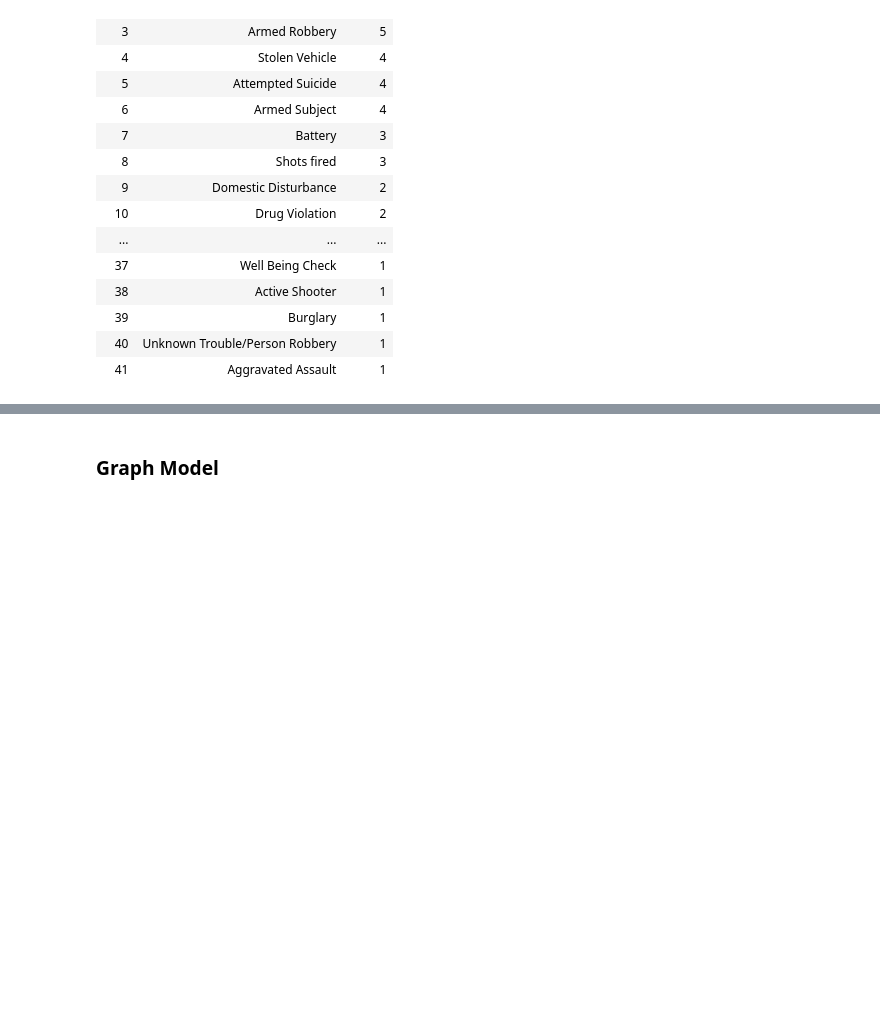
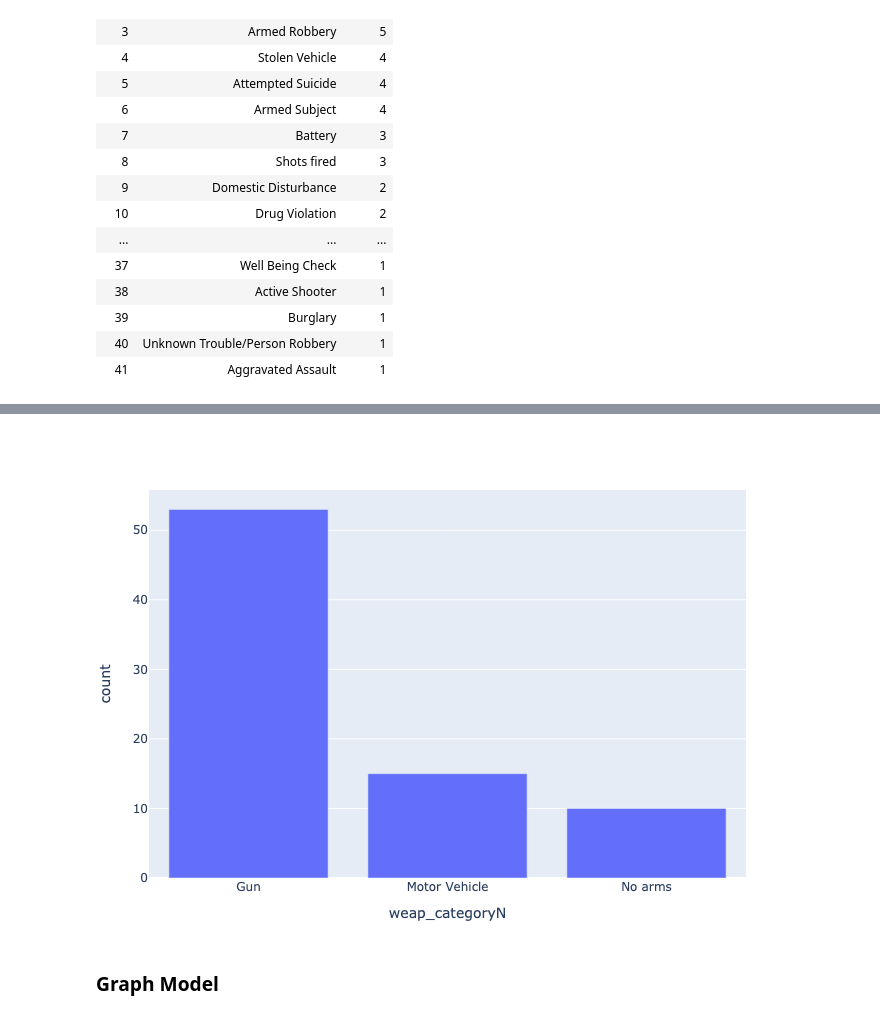
Before and after one commit to MorandR/CatchingCooks, a Jupyter notebook: CatchingCrooks.ipynb, the cells around one changed output, grey strips where cells are left out. Drawn from its saved outputs; the diff is of its cells as text; code cells hidden in the pictures; blank space fills up the shorter version.

```diff
--- a/CatchingCrooks.ipynb
+++ b/CatchingCrooks.ipynb
@@ -154,0 +246,5 @@ sort!(freq_by_type, :Count, rev=true)
+# %%
+#Apply function classify_weapon to dataframe data and store in new column weap_categoryN
+data.weap_categoryN = classify_weapon.(data."Suspect's Weapon" )
+#Find the frequency count of three different categories of Suspect's weapons type used.
+susp_weap_catN_cnt = combine(groupby(data,:"weap_categoryN"),nrow => :count)
@@ -155,3 +258,9 @@ sort!(freq_by_type, :Count, rev=true)
+# %%
+#Display bar chart showing frequency count of Suspects weapon categories
+df = dataset(DataFrame, "gapminder")
+PlotlyJS.plot(susp_weap_catN_cnt, x=:weap_categoryN, y=:count, kind="bar")
+# %% [output]
+[figure, added]
 # %% [markdown]
 ### Graph Model
 # %% [markdown]
```
Also changed, not shown: parts of 16 cells of this notebook.
